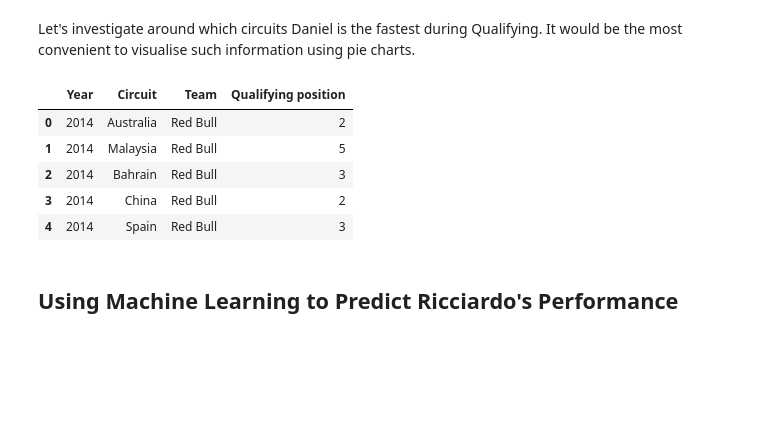
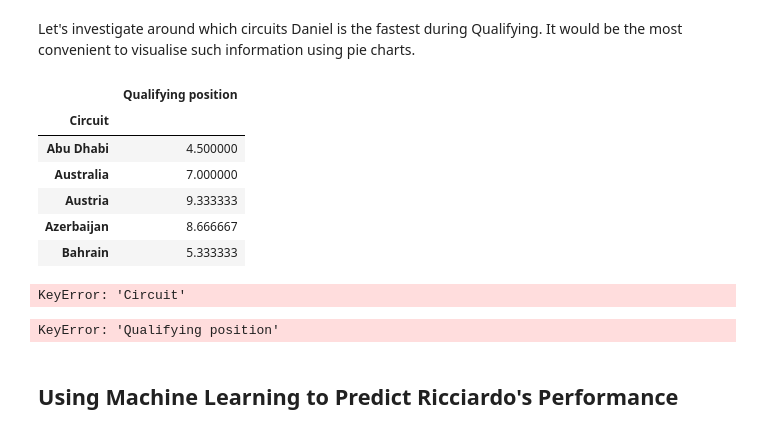
Before and after one commit to nick1404/Daniel-Ricciardo-Analysis, a Jupyter notebook: Ricciardo_Analysis.ipynb, the cells around one changed output. Drawn from its saved outputs; the diff is of its cells as text; code cells hidden in the pictures; blank space fills up the shorter version.

```diff
--- a/Ricciardo_Analysis.ipynb
+++ b/Ricciardo_Analysis.ipynb
@@ -167,15 +167,34 @@ We can see Daniel's performances in both Grand Prix circuits were fairly consist
 ## Best performances in Qualifying
 # %% [markdown]
 Let's investigate around which circuits Daniel is the fastest during Qualifying. It would be the most convenient to visualise such information using pie charts.
-# %%
-qualifying.head()
-# %% [output]
-|  | Year | Circuit | Team | Qualifying position |
-| 0 | 2014 | Australia | Red Bull | 2 |
-| 1 | 2014 | Malaysia | Red Bull | 5 |
-| 2 | 2014 | Bahrain | Red Bull | 3 |
-| 3 | 2014 | China | Red Bull | 2 |
-| 4 | 2014 | Spain | Red Bull | 3 |
+# %%
+# Again use the pivot_table method to group the data by circuits
+qualifying_mean_positions = qualifying.pivot_table(index='Circuit', aggfunc='mean')
+
+#Drop the "Year" column
+qualifying_mean_positions.drop('Year', inplace=True, axis=1)
+qualifying_mean_positions.head()
+# %% [output]
+|  | Qualifying position |
+| Circuit |  |
+| Abu Dhabi | 4.500000 |
+| Australia | 7.000000 |
+| Austria | 9.333333 |
+| Azerbaijan | 8.666667 |
+| Bahrain | 5.333333 |
+# %%
+plt.scatter(qualifying_mean_positions['Circuit'], qualifying_mean_positions['Qualifying position'])
+# %% [output]
+KeyError: 'Circuit'
+# %%
+def abs_val_2(val):
+  a = np.round(val/100.*qualifying_mean_positions['Qualifying position'].sum(), 1)
+  return a
+
+
+qualifying_mean_positions.plot.pie(subplots=True, legend=False,autopct=abs_val_2, figsize=(10, 10))
+# %% [output]
+KeyError: 'Qualifying position'
 # %% [markdown]
 ## Using Machine Learning to Predict Ricciardo's Performance
 # %% [markdown]
```
Also changed, not shown: parts of 16 cells of this notebook.
